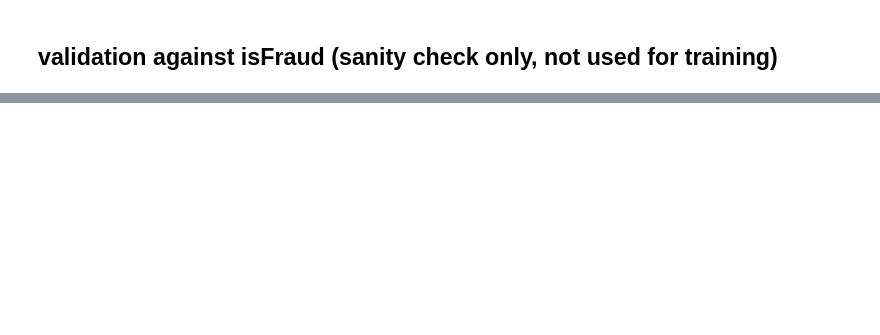
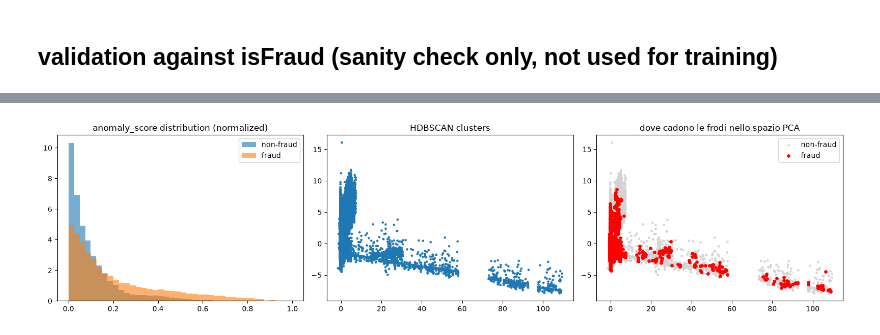
Before and after one commit to Ange-K7469/Graph_Based_Fraud_Detection, a Jupyter notebook: unsupervised.ipynb, the cells around one changed output, grey strips where cells are left out. Drawn from its saved outputs; the diff is of its cells as text; code cells hidden in the pictures; blank space fills up the shorter version.

```diff
--- a/unsupervised.ipynb
+++ b/unsupervised.ipynb
@@ -215,0 +301,21 @@ outlook.com             38    447    0.085011
+# %%
+fig, axes = plt.subplots(1, 3, figsize=(16, 4))
+
+axes[0].hist(df.loc[df[TARGET_COL]==0, "anomaly_score"], bins=40, density=True, alpha=0.6, label="non-fraud")
+axes[0].hist(df.loc[df[TARGET_COL]==1, "anomaly_score"], bins=40, density=True, alpha=0.6, label="fraud")
+axes[0].set_title("anomaly_score distribution (normalized)")
+axes[0].legend()
+
+axes[1].scatter(X_pca[:,0], X_pca[:,1], c=df["cluster_id"], cmap="tab10", s=5)
+axes[1].set_title("HDBSCAN clusters")
+
+mask_fraud = (df[TARGET_COL] == 1).values
+axes[2].scatter(X_pca[~mask_fraud,0], X_pca[~mask_fraud,1], c="lightgray", s=5, label="non-fraud")
+axes[2].scatter(X_pca[mask_fraud,0], X_pca[mask_fraud,1], c="red", s=15, label="fraud", zorder=5)
+axes[2].set_title("dove cadono le frodi nello spazio PCA")
+axes[2].legend()
+
+plt.tight_layout()
+plt.show()
+# %% [output]
+[figure, added]
```
Also changed, not shown: parts of 11 cells of this notebook, 4 other files.
